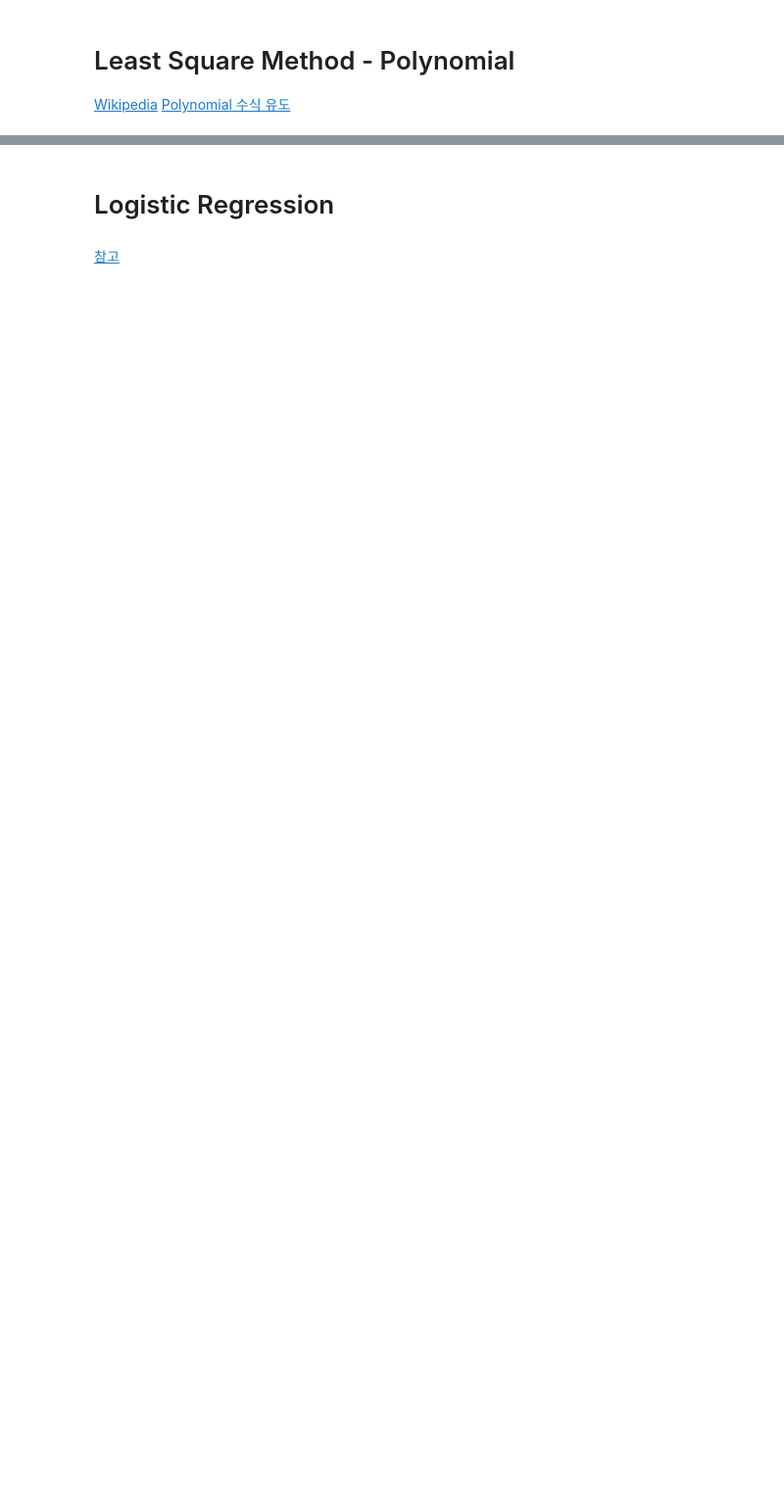
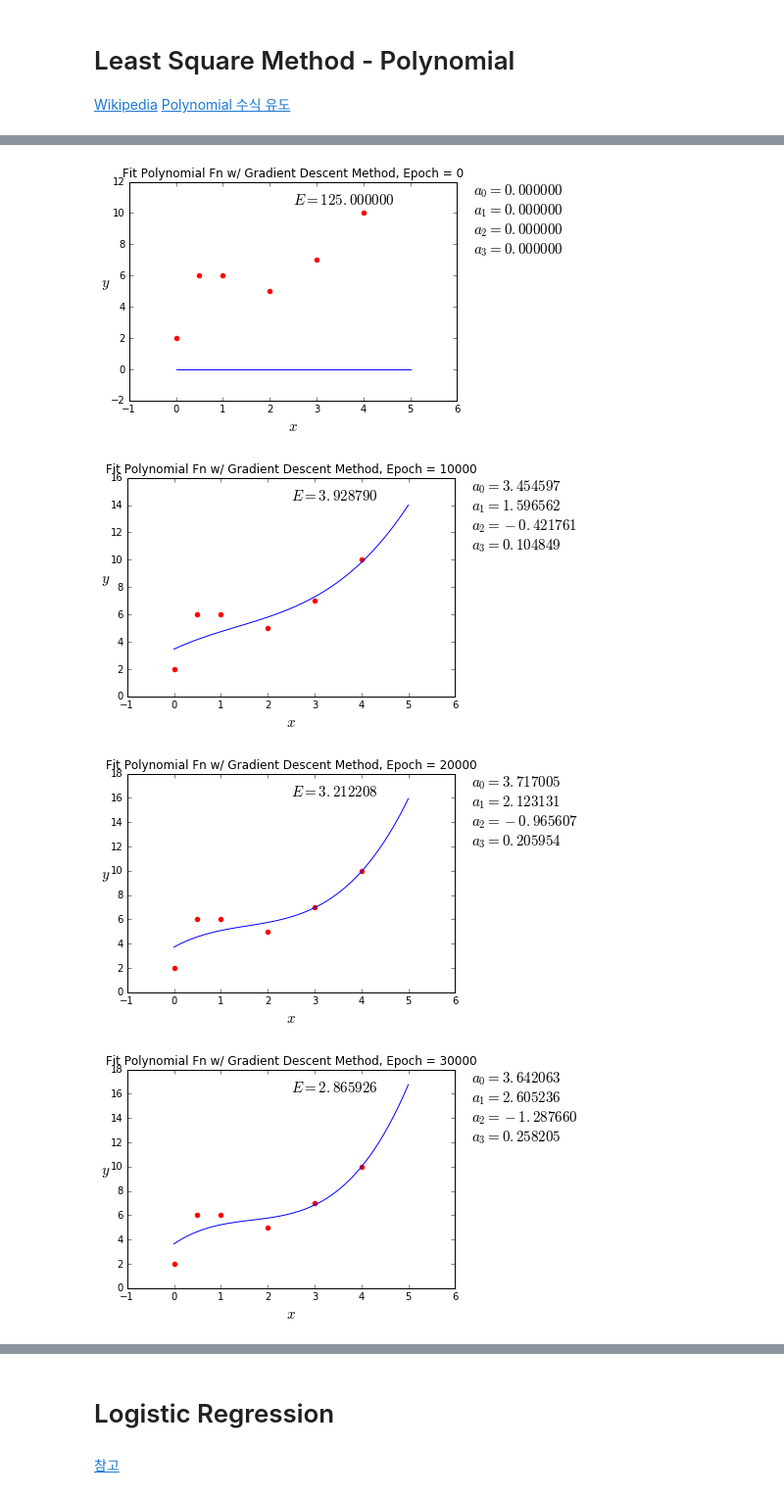
Before and after one commit to macromancer/DLTutorial_Python, a Jupyter notebook: LinearLeastSquare.ipynb, the cells around one changed output, grey strips where cells are left out. Shown at 98% size. Drawn from its saved outputs; the diff is of its cells as text; code cells hidden in the pictures; blank space fills up the shorter version.

```diff
--- a/LinearLeastSquare.ipynb
+++ b/LinearLeastSquare.ipynb
@@ -129,0 +149,13 @@ array([[ 3.0350388 ],
+# %%
+#a = np.zeros([k+1, 1])
+
+mu = 0.0001
+
+epoch = 100000
+
+a = fit_GD(X, y, epoch, mu)
+# %% [output]
+[figure, added]
+[figure, added]
+[figure, added]
+[figure, added]
```
Also changed, not shown: parts of 18 cells of this notebook, 3 other files.
